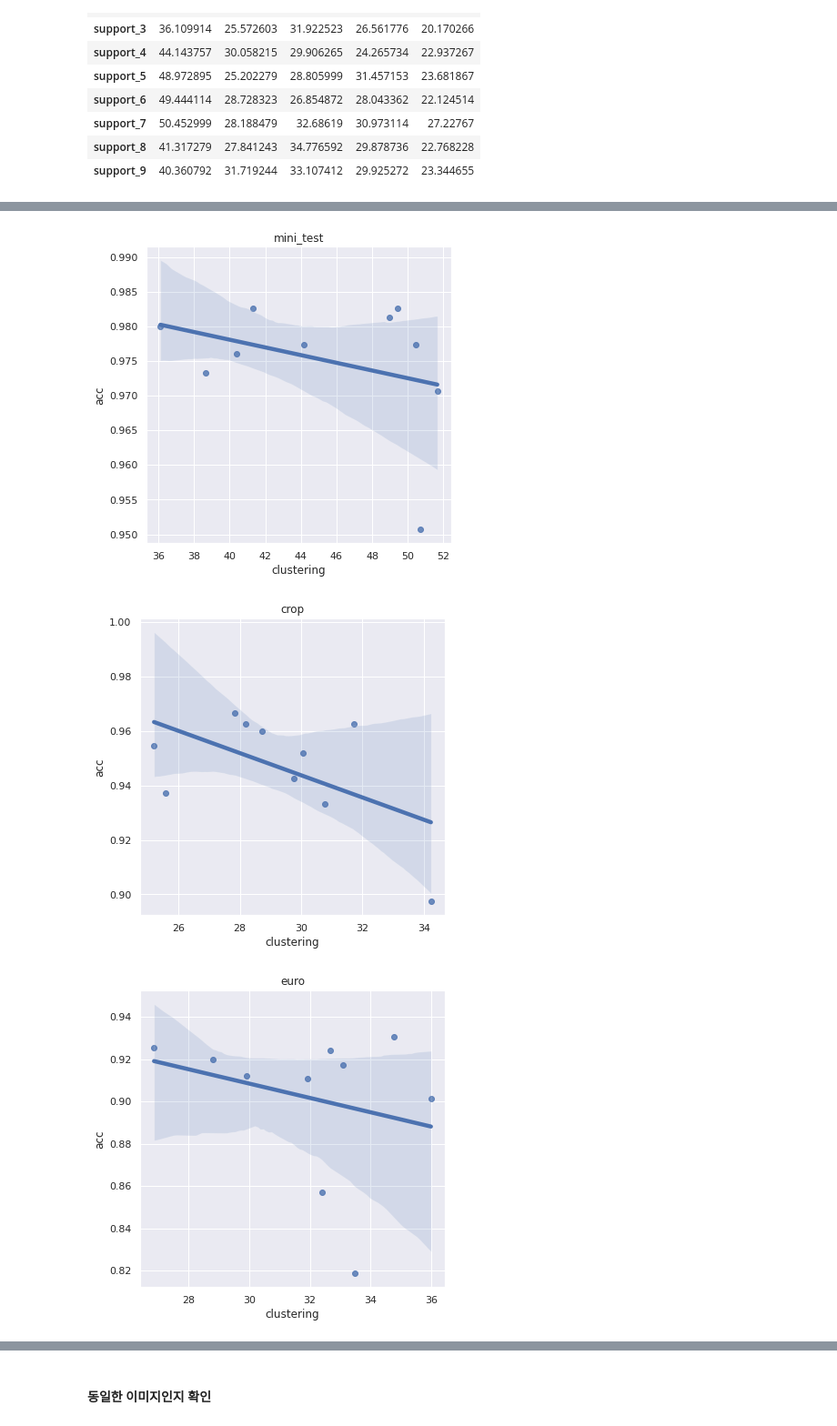
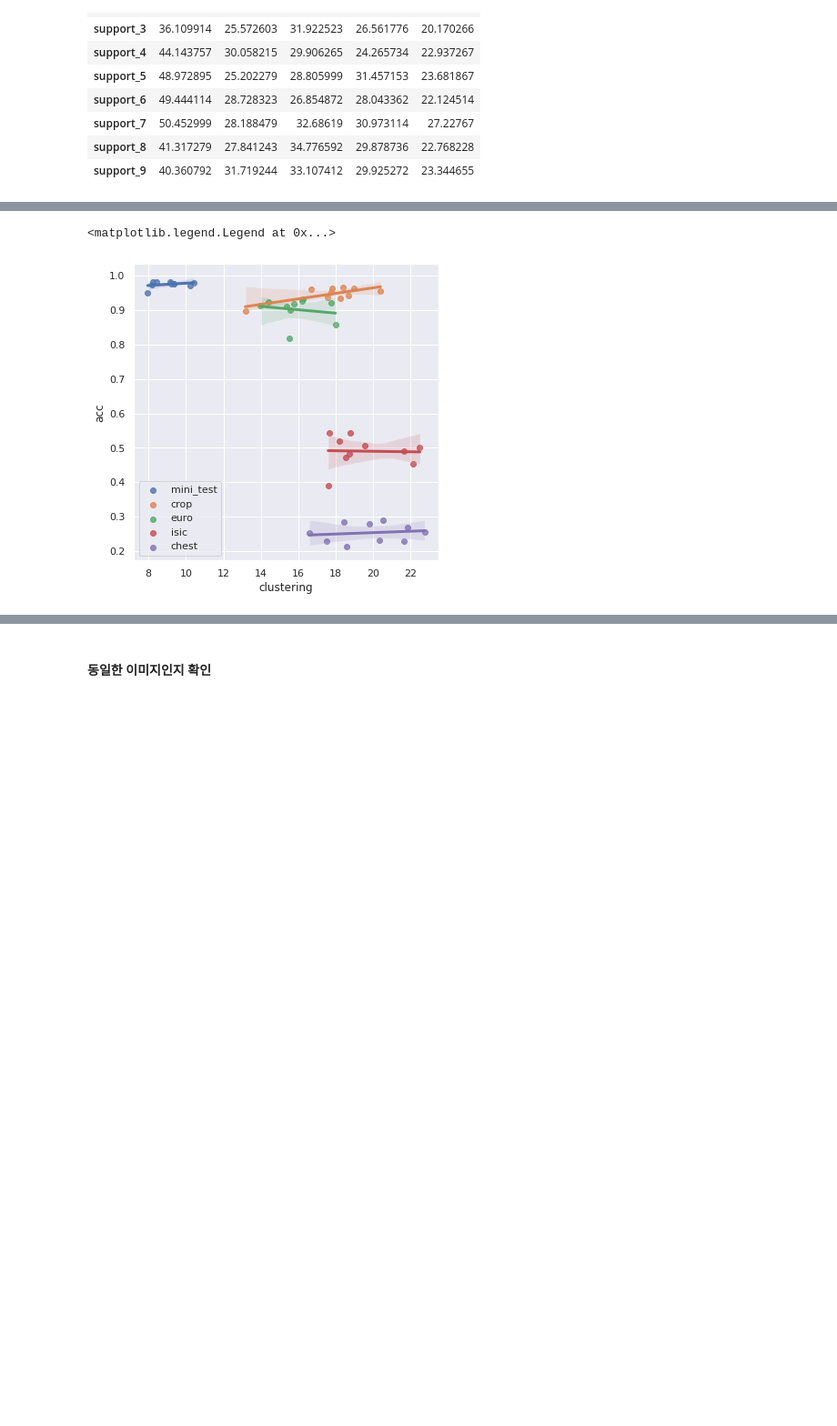
Before and after one commit to kimyuji/Fine-tune-with-Few-Samples, a Jupyter notebook: analysis_support_query.ipynb, the cells around one changed output, grey strips where cells are left out. Shown: that part at 91% size. Saved outputs shown, nothing was run; the diff lists cells and outputs as text; code cells hidden in the pictures; blank space fills up the shorter version.

```diff
--- a/analysis_support_query.ipynb
+++ b/analysis_support_query.ipynb
@@ -43,7 +43,7 @@ for data in datas:
         mu = support.mean(axis=0).mean(axis=0)
         mu_i_arr = support.mean(axis=1)
         for cls in range(C):
-            index = [N*i + cls for i in range(N)]
+            index = [C*i + cls for i in range(N)]
             in_class = support[index]
             mu_i = np.mean(in_class, axis = 0)
             denom.append(np.linalg.norm(mu-mu_i) ** 2)
@@ -81,7 +81,7 @@ for data in datas:
         mu = support.mean(axis=0)
         mu_i_arr = support.mean(axis=1)
         for cls in range(C):
-            index = [N*i + cls for i in range(N)]
+            index = [C*i + cls for i in range(N)]
             in_class = support[index]
             mu_i = np.mean(in_class, axis = 0)
             denom.append(np.linalg.norm(mu-mu_i) ** 2)
@@ -111,18 +109,18 @@ df
 # %%
 # 5 shot
 # 각 support에 대해 query의 평균임
 plt.rcParams["figure.figsize"] = (6, 6)
 for data in datas:
     acc_path = './logs/baseline/output/torch_resnet18_simclr_LS_default/{}/05way_005shot_head_default/sq_test_acc.csv'
     test_acc = pd.read_csv(acc_path.format(data), index_col='Unnamed: 0')
     support_acc = test_acc.mean(axis=1)
     pair_df = pd.concat([df.loc[:,data].astype(float), support_acc], axis=1)
     pair_df.columns = ["clustering", "acc"]
-    sns.regplot(x='clustering', y='acc', data=pair_df)
-    plt.title(data)
-    plt.show()
-df
+    sns.regplot(x='clustering', y='acc', data=pair_df, label = data)
+plt.legend()
+#     plt.title(data)
+#     plt.show()
+# df
 # %% [output]
+<matplotlib.legend.Legend at 0x...>
-[figure, old version]
+[figure, new version]
-[figure, removed]
-[figure, removed]
```
Also changed, not shown: parts of 18 cells of this notebook, 2 other files.
